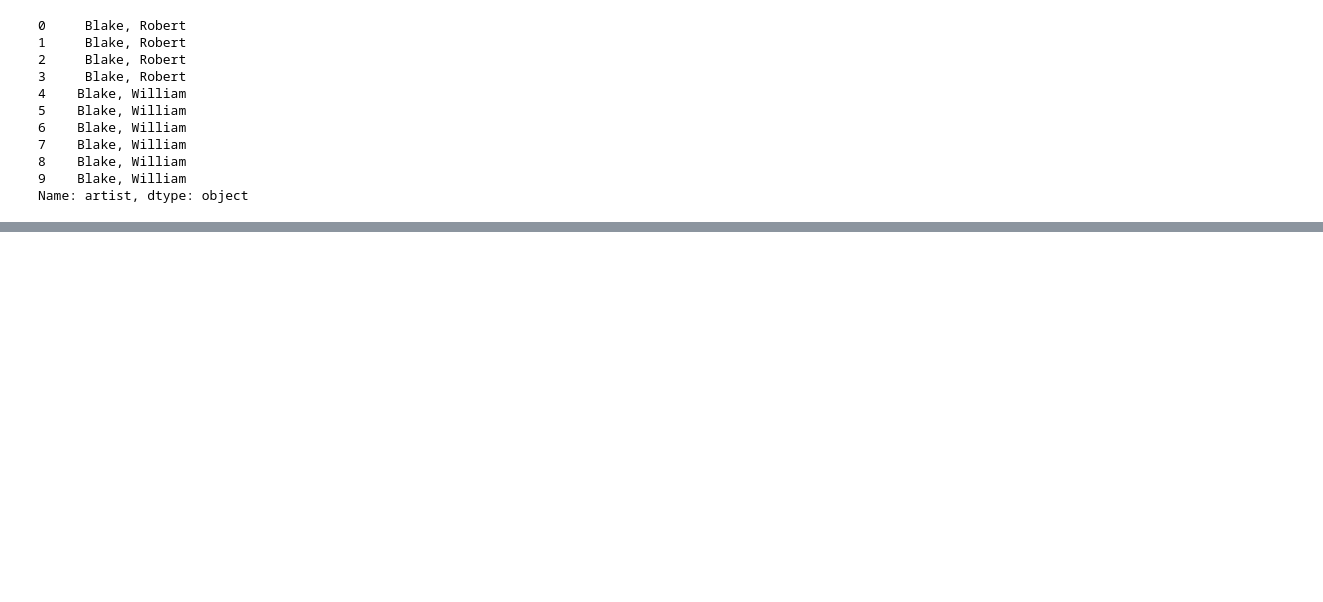
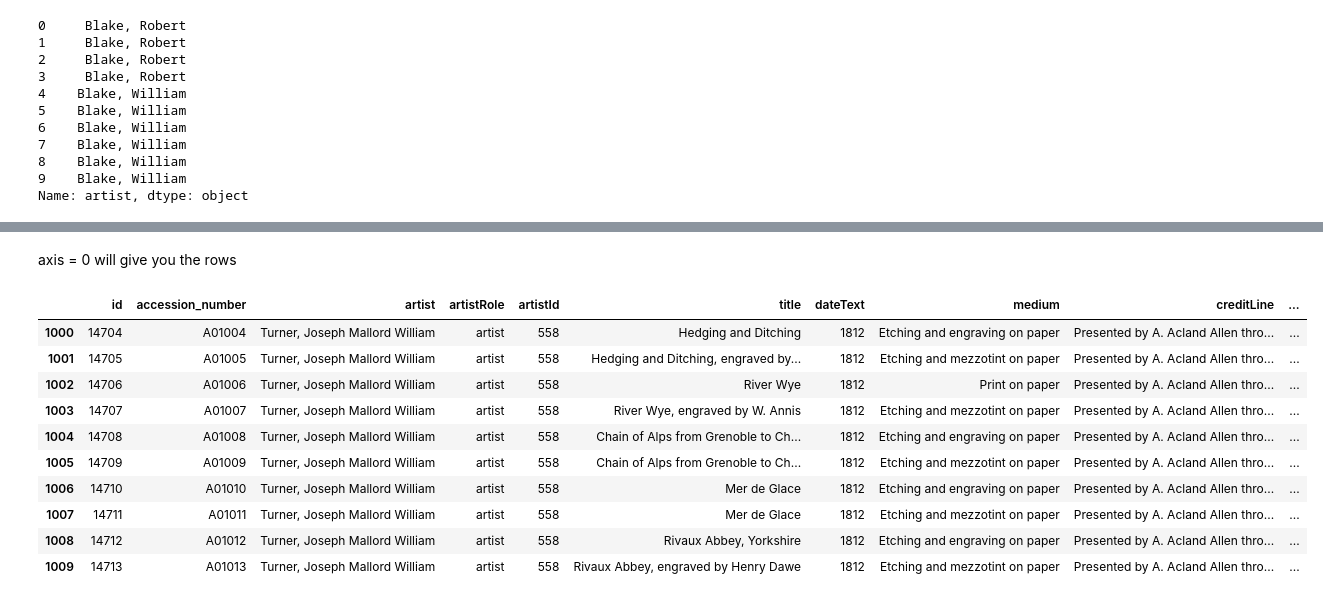
Before and after one commit to jho97/data-analyst-week-2, a Jupyter notebook: may_25/personal_work/lab_work.ipynb, the cells around one changed output, grey strips where cells are left out. Drawn from its saved outputs; the diff is of its cells as text; code cells hidden in the pictures; blank space fills up the shorter version.

```diff
--- a/may_25/personal_work/lab_work.ipynb
+++ b/may_25/personal_work/lab_work.ipynb
@@ -384,0 +404,2 @@ Name: artist, dtype: object
+# %%
+art_data = pd.read_csv('artwork_data.csv', low_memory = False)
@@ -384,0 +479,16 @@ Name: artist, dtype: object
+# %% [markdown]
+axis = 0 will give you the rows
+# %%
+art_data.filter(axis = 0, regex = "^100.$")
+# %% [output]
+|  | id | accession_number | artist | artistRole | artistId | title | dateText | medium | creditLine | ... |
+| 1000 | 14704 | A01004 | Turner, Joseph Mallord William | artist | 558 | Hedging and Ditching | 1812 | Etching and engraving on paper | Presented by A. Acland Allen thro... | ... |
+| 1001 | 14705 | A01005 | Turner, Joseph Mallord William | artist | 558 | Hedging and Ditching, engraved by... | 1812 | Etching and mezzotint on paper | Presented by A. Acland Allen thro... | ... |
+| 1002 | 14706 | A01006 | Turner, Joseph Mallord William | artist | 558 | River Wye | 1812 | Print on paper | Presented by A. Acland Allen thro... | ... |
+| 1003 | 14707 | A01007 | Turner, Joseph Mallord William | artist | 558 | River Wye, engraved by W. Annis | 1812 | Etching and mezzotint on paper | Presented by A. Acland Allen thro... | ... |
+| 1004 | 14708 | A01008 | Turner, Joseph Mallord William | artist | 558 | Chain of Alps from Grenoble to Ch... | 1812 | Etching and engraving on paper | Presented by A. Acland Allen thro... | ... |
+| 1005 | 14709 | A01009 | Turner, Joseph Mallord William | artist | 558 | Chain of Alps from Grenoble to Ch... | 1812 | Etching and mezzotint on paper | Presented by A. Acland Allen thro... | ... |
+| 1006 | 14710 | A01010 | Turner, Joseph Mallord William | artist | 558 | Mer de Glace | 1812 | Etching and engraving on paper | Presented by A. Acland Allen thro... | ... |
+| 1007 | 14711 | A01011 | Turner, Joseph Mallord William | artist | 558 | Mer de Glace | 1812 | Etching and mezzotint on paper | Presented by A. Acland Allen thro... | ... |
+| 1008 | 14712 | A01012 | Turner, Joseph Mallord William | artist | 558 | Rivaux Abbey, Yorkshire | 1812 | Etching and engraving on paper | Presented by A. Acland Allen thro... | ... |
+| 1009 | 14713 | A01013 | Turner, Joseph Mallord William | artist | 558 | Rivaux Abbey, engraved by Henry Dawe | 1812 | Etching and mezzotint on paper | Presented by A. Acland Allen thro... | ... |
```
Also changed, not shown: parts of 9 cells of this notebook.
